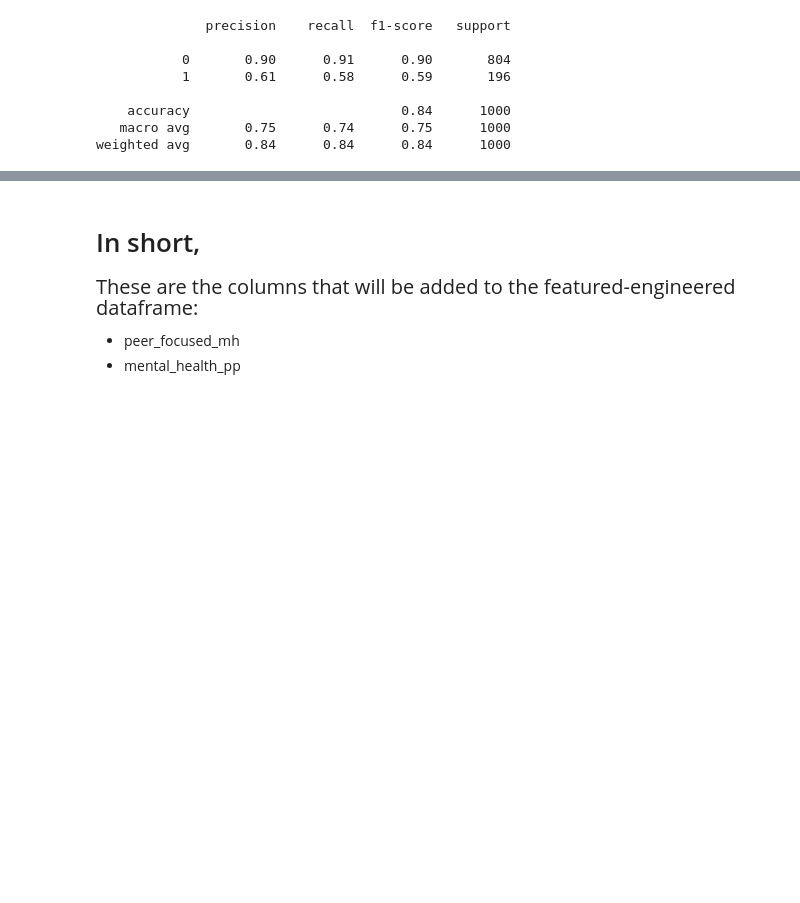
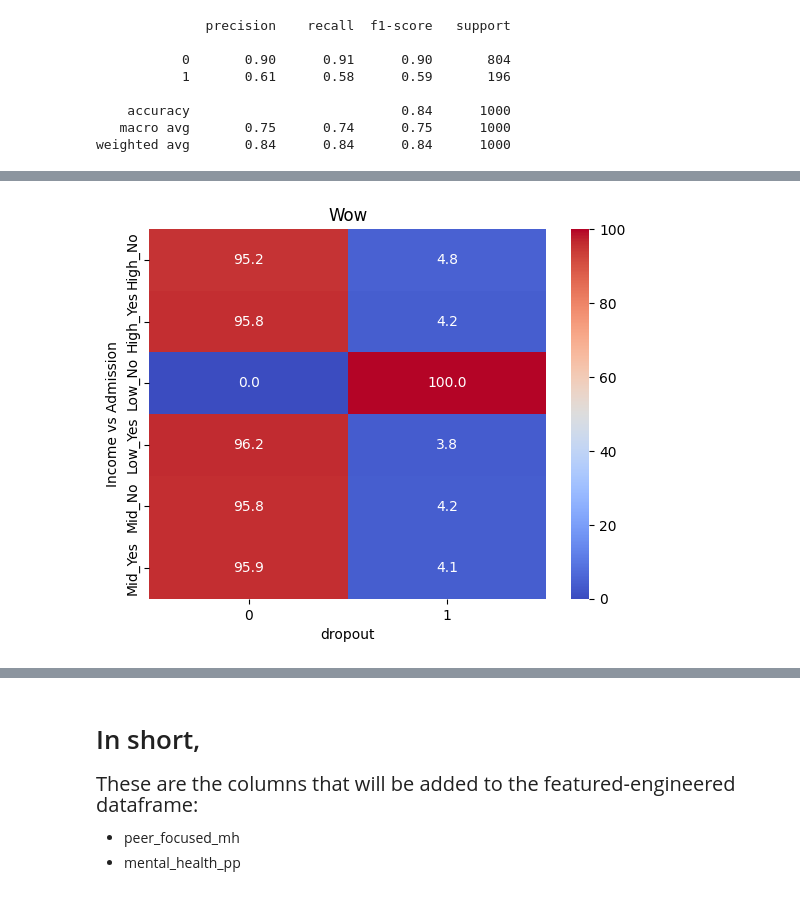
Before and after one commit to Chracker24/JEE_Dropout_ML_Project, a Jupyter notebook: Data Analysis/Feature_Engineering.ipynb, the cells around one changed output, grey strips where cells are left out. Cells and saved outputs as stored; diff of their text form; code cells hidden in the pictures; blank space fills up the shorter version.

```diff
--- a/Data Analysis/Feature_Engineering.ipynb
+++ b/Data Analysis/Feature_Engineering.ipynb
@@ -436,0 +534,3 @@ c:\Users\chrch\AppData\Local\Programs\Python\Python311\python.exe
+# %%
+jee_family["Income vs Admission"] = jee["family_income"] + "_" + jee["admission_taken"]
+jee_family
@@ -436,0 +551,6 @@ c:\Users\chrch\AppData\Local\Programs\Python\Python311\python.exe
+# %%
+sns.heatmap(pd.crosstab(jee_family["Income vs Admission"], jee_family["dropout"], normalize='index')*100, cmap="coolwarm", annot=True, fmt=".1f")
+plt.title("Wow")
+plt.show()
+# %% [output]
+[figure, added]
```
Also changed, not shown: parts of 64 cells of this notebook, 1 other file.
